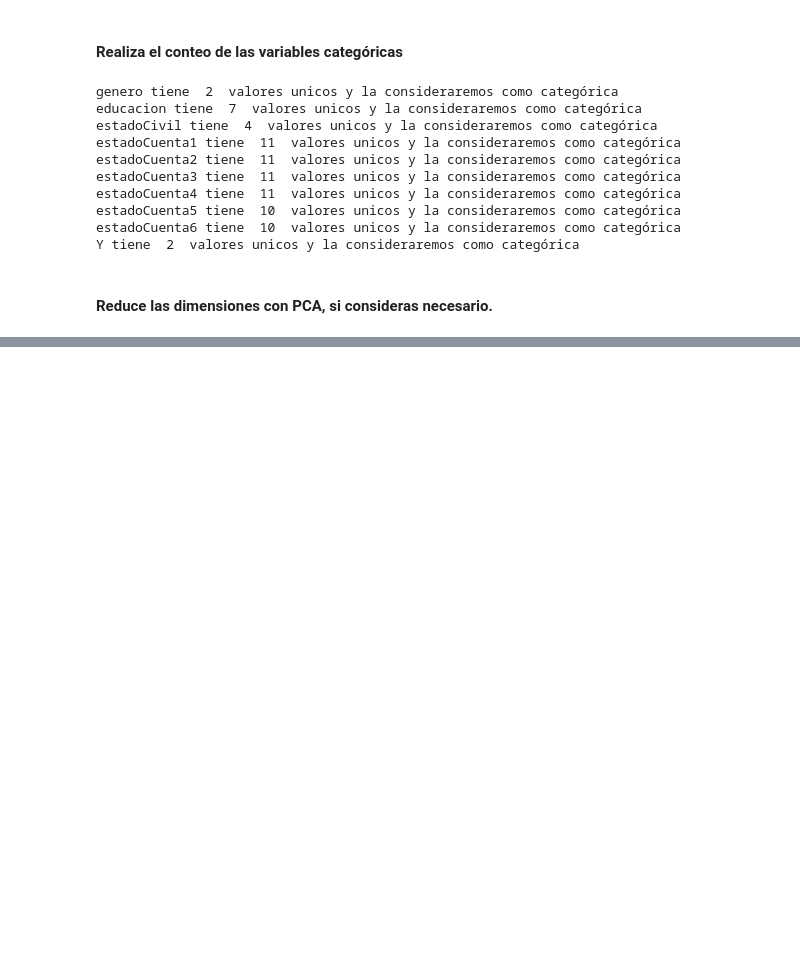
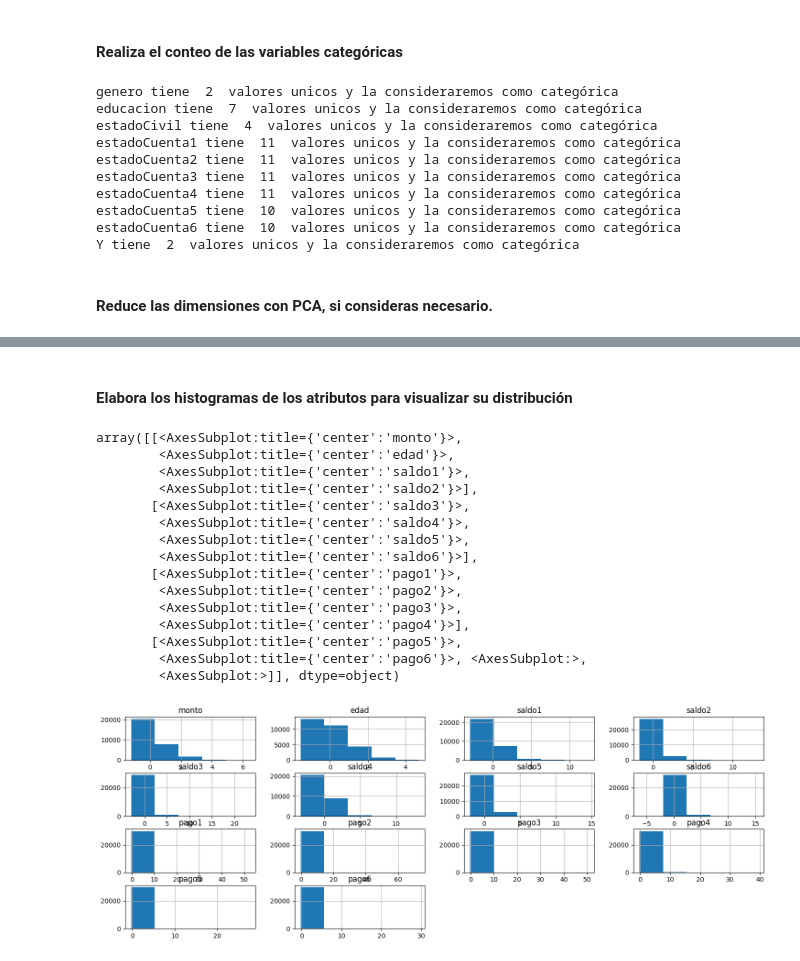
Before and after one commit to PosgradoMNA/JoseMtanous, a Jupyter notebook: JoseMtanousA00169781Semana6Visualizacion.ipynb, the cells around one changed output, grey strips where cells are left out. Cells and saved outputs as stored; diff of their text form; code cells hidden in the pictures; blank space fills up the shorter version.

```diff
--- a/JoseMtanousA00169781Semana6Visualizacion.ipynb
+++ b/JoseMtanousA00169781Semana6Visualizacion.ipynb
@@ -137,3 +153,10 @@ estadoCuenta6 tiene  10  valores unicos y la consideraremos como categórica
 Y tiene  2  valores unicos y la consideraremos como categórica
 # %% [markdown]
 #### Reduce las dimensiones con PCA, si consideras necesario.
+# %%
+# Es recomendable usar PCA para reducir features dimensiones numéricas
+# en este caso muchas tenemos 9 dimensiones categóricas y 14 numéricas
+# Para poder hacer análisis de componentes principales voy a generar una copia
+# de los datos originales pero solo de los features numéricos
+dfNumeric = df[columnasNumericas]
+dfNumeric.head()
@@ -139,0 +172,7 @@ Y tiene  2  valores unicos y la consideraremos como categórica
+# %%
+# PCA es sensible a las escalas relativas de los datos, así que es necesrio rescalarlos.
+# El rescalamiento que voy a usar es z-mean, esto es muy conveniente porque permite
+# visualizar facilemnte outliers y graficar los features con la misma escala.
+
+dfNumericNormalized = dfNumeric.apply(zscore)
+dfNumericNormalized.head()
@@ -139,0 +188,26 @@ Y tiene  2  valores unicos y la consideraremos como categórica
+# %%
+from sklearn.decomposition import PCA
+
+# Hacemos la descomposición en componentes principales
+pca = PCA(n_components=len(dfNumericNormalized.columns))
+
+pca.fit(dfNumericNormalized)
+
+# Ahora crearemos una tabla con los valores de varianza y varianza acumulada de cada componente
+# La idea es ver claramente cuantos componentes podemos que contengan la mayor parte de la variabilidad de los
+# datos originales.
+
+pcsSummary = pd.DataFrame({'Desviación Estandard': np.sqrt(pca.explained_variance_),
+                          'Varianza': pca.explained_variance_ratio_,
+                          'Varianza acumulada': np.cumsum(pca.explained_variance_ratio_),
+                          'Varianza perdida': 1 - np.cumsum(pca.explained_variance_ratio_)
+                          }
+                          )
+pcsSummary
+pcsSummary_df = pcsSummary
+
+#pcsSummary_df['PC']= ['PC{}'.format(i) for i in range(1, len(pcsSummary_df.columns) + 1)]
+
+row_names = np.array(['PC{}'.format(i) for i in range(1, len(dfNumericNormalized.columns) + 1)])
+pcsSummary.index = row_names
+pcsSummary.round(4)
@@ -139,0 +254,21 @@ Y tiene  2  valores unicos y la consideraremos como categórica
+# %% [markdown]
+#### Elabora los histogramas de los atributos para visualizar su distribución
+# %%
+dfNumericNormalized.hist(figsize=(18, 6), bins=5)
+# %% [output]
+array([[<AxesSubplot:title={'center':'monto'}>,
+        <AxesSubplot:title={'center':'edad'}>,
+        <AxesSubplot:title={'center':'saldo1'}>,
+        <AxesSubplot:title={'center':'saldo2'}>],
+       [<AxesSubplot:title={'center':'saldo3'}>,
+        <AxesSubplot:title={'center':'saldo4'}>,
+        <AxesSubplot:title={'center':'saldo5'}>,
+        <AxesSubplot:title={'center':'saldo6'}>],
+       [<AxesSubplot:title={'center':'pago1'}>,
+        <AxesSubplot:title={'center':'pago2'}>,
+        <AxesSubplot:title={'center':'pago3'}>,
+        <AxesSubplot:title={'center':'pago4'}>],
+       [<AxesSubplot:title={'center':'pago5'}>,
+        <AxesSubplot:title={'center':'pago6'}>, <AxesSubplot:>,
+        <AxesSubplot:>]], dtype=object)
+[figure, added]
```
Also changed, not shown: parts of 18 cells of this notebook.
